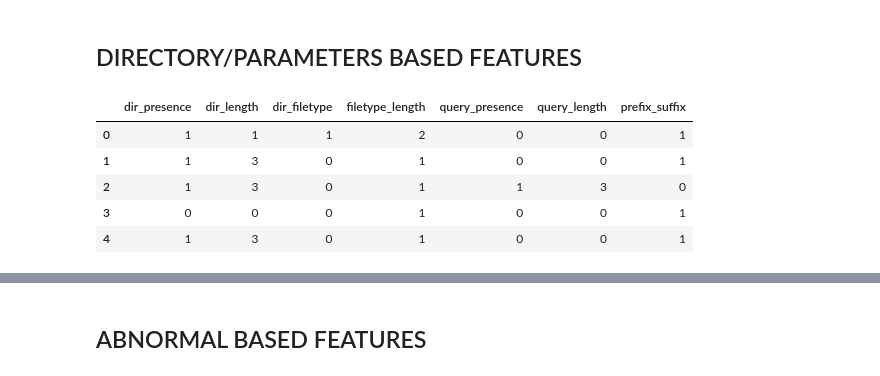
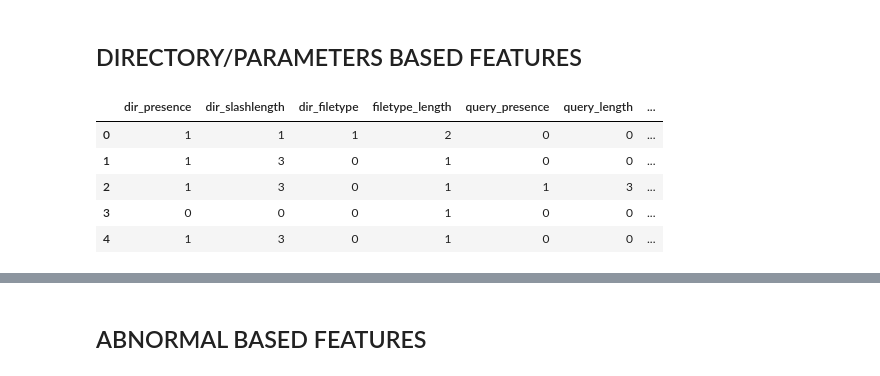
Before and after one commit to devsec-ansh/Phishing-Scam-Detection-Using-Ensemble-Machine-Learning-and-NLP, a Jupyter notebook: Phishing Detection Using ML/Phishing Detection Feature Extraction.ipynb, the cells around one changed output, grey strips where cells are left out. Saved outputs shown, nothing was run; the diff lists cells and outputs as text; code cells hidden in the pictures.

```diff
--- a/Phishing Detection Using ML/Phishing Detection Feature Extraction.ipynb
+++ b/Phishing Detection Using ML/Phishing Detection Feature Extraction.ipynb
@@ -377,13 +361,16 @@ def dir_presence(url): # 1.presence of directory
     else:
         return 0
 
-def dir_length(url):  # 2.length of directory
+def dir_slashlength(url):  # 2.length of directory
     path=urlparse(url).path
     count=0
     for i in path:
         if i=='/':
             count=count+1
-    return count
+    if count<=11:
+        return count
+    else:
+        return 12
 
 import os
 def dir_filetype(url): # 3.filetype of directory
@@ -440,7 +427,7 @@ def directoryFeatureExtraction(url,label):
 
     #Directory Features
     directory_features.append(dir_presence(url)) #1
-    directory_features.append(dir_length(url)) #2
+    directory_features.append(dir_slashlength(url)) #2
     directory_features.append(dir_filetype(url)) #3
     directory_features.append(dir_ftLength(url)) #4
     directory_features.append(query_presence(url)) #5
@@ -451,19 +438,19 @@ def directoryFeatureExtraction(url,label):
 # %%
 featuresDirectory = []
 label = 0
 
 for i in range(0, 11430):
     url_value = df['url'][i]
     featuresDirectory.append(directoryFeatureExtraction(url_value,label))
 
-directory_labels = ['dir_presence', 'dir_length', 'dir_filetype','filetype_length', 'query_presence', 'query_length', 'prefix_suffix']
+directory_labels = ['dir_presence', 'dir_slashlength', 'dir_filetype','filetype_length', 'query_presence', 'query_length', 'prefix_suffix']
 
 directory_df = pd.DataFrame(featuresDirectory, columns=directory_labels)
 directory_df.head()
 # %% [output]
-|  | dir_presence | dir_length | dir_filetype | filetype_length | query_presence | query_length | prefix_suffix |
-| 0 | 1 | 1 | 1 | 2 | 0 | 0 | 1 |
-| 1 | 1 | 3 | 0 | 1 | 0 | 0 | 1 |
-| 2 | 1 | 3 | 0 | 1 | 1 | 3 | 0 |
-| 3 | 0 | 0 | 0 | 1 | 0 | 0 | 1 |
-| 4 | 1 | 3 | 0 | 1 | 0 | 0 | 1 |
+|  | dir_presence | dir_slashlength | dir_filetype | filetype_length | query_presence | query_length | ... |
+| 0 | 1 | 1 | 1 | 2 | 0 | 0 | ... |
+| 1 | 1 | 3 | 0 | 1 | 0 | 0 | ... |
+| 2 | 1 | 3 | 0 | 1 | 1 | 3 | ... |
+| 3 | 0 | 0 | 0 | 1 | 0 | 0 | ... |
+| 4 | 1 | 3 | 0 | 1 | 0 | 0 | ... |
```
Also changed, not shown: parts of 12 cells of this notebook.
